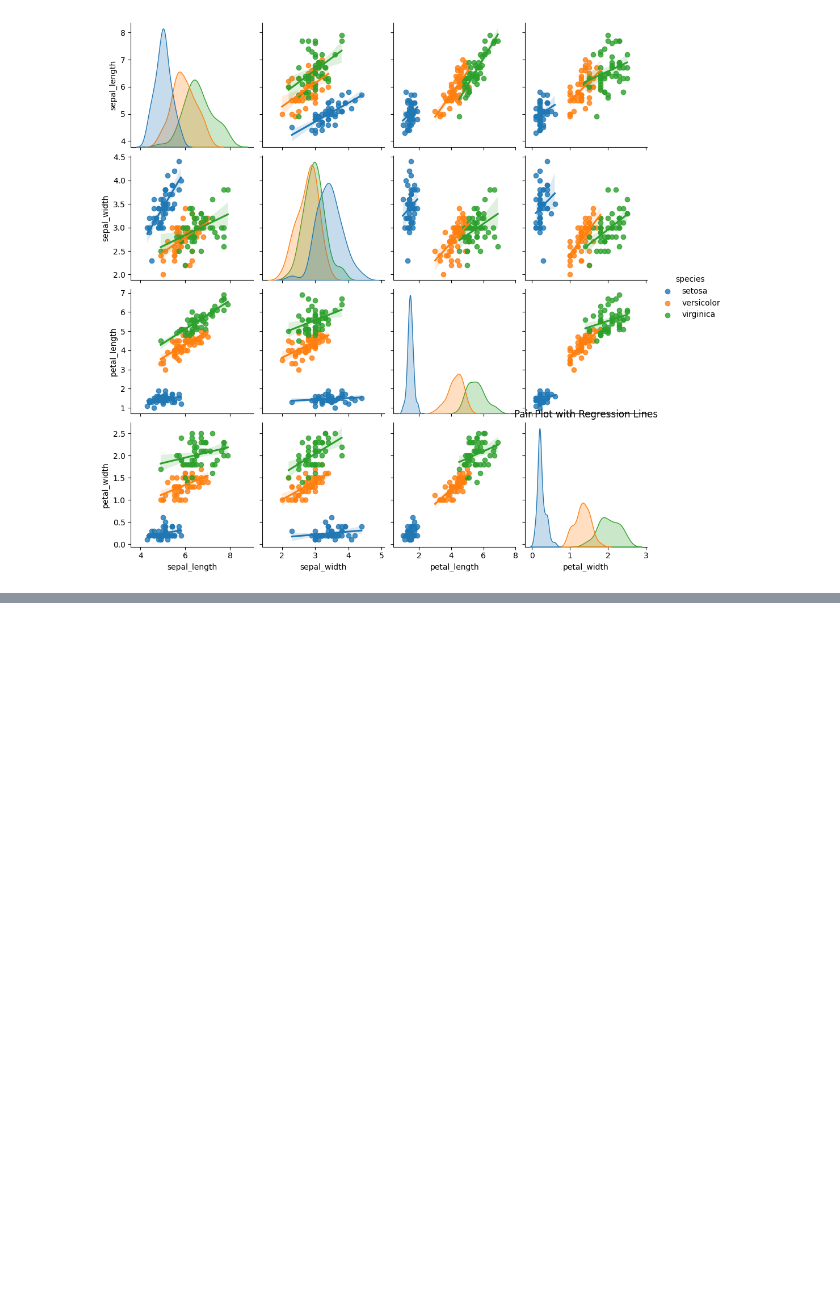
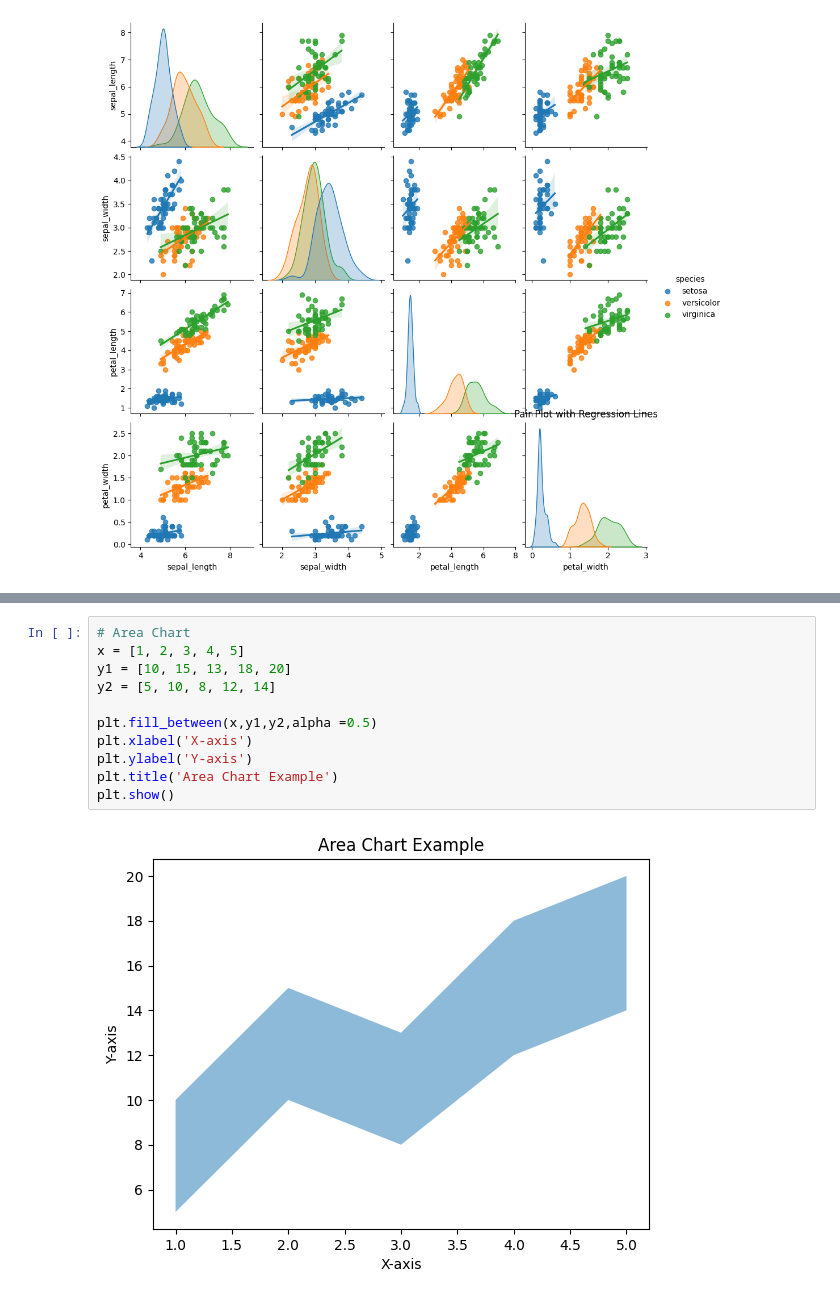
Before and after one commit to sumit531/python-implimentation, a Jupyter notebook: Data Visualisation Matplot and Seaborg.ipynb, the cells around one changed output, grey strips where cells are left out. Drawn from its saved outputs; the diff is of its cells as text; blank space fills up the shorter version.

```diff
--- a/Data Visualisation Matplot and Seaborg.ipynb
+++ b/Data Visualisation Matplot and Seaborg.ipynb
@@ -179,0 +188,13 @@ plt.show()
+# %%
+# Area Chart
+x = [1, 2, 3, 4, 5]
+y1 = [10, 15, 13, 18, 20]
+y2 = [5, 10, 8, 12, 14]
+
+plt.fill_between(x,y1,y2,alpha =0.5)
+plt.xlabel('X-axis')
+plt.ylabel('Y-axis')
+plt.title('Area Chart Example')
+plt.show()
+# %% [output]
+[figure, added]
```
Also changed, not shown: parts of 5 cells of this notebook.
